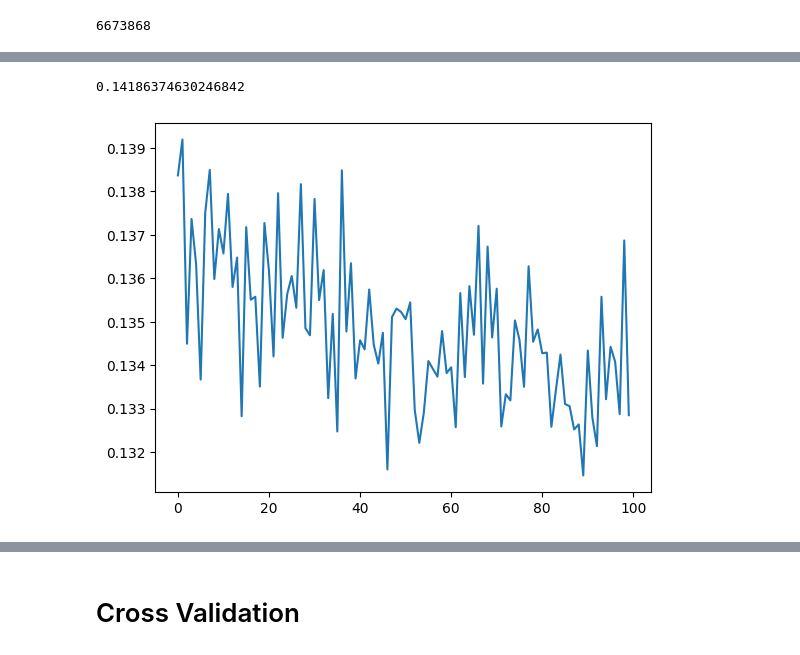
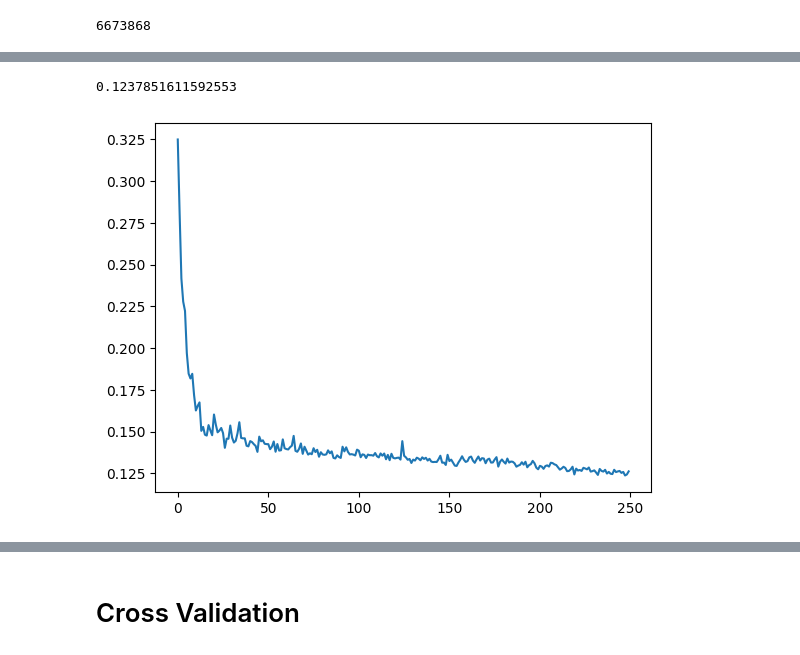
Before and after one commit to dilayercelik/DGL24-Group-Project, a Jupyter notebook: tim_deep3.ipynb, the cells around one changed output, grey strips where cells are left out. Cells and saved outputs as stored; diff of their text form; code cells hidden in the pictures.

Commit message:
trained model

```diff
--- a/tim_deep3.ipynb
+++ b/tim_deep3.ipynb
@@ -492,5 +492,5 @@ def train(epochs, up_changer, down_changer, trainloader, up_optimizer, down_opti
 
     return up_changer, down_changer, loss_log
 # %%
-up_changer, down_changer, loss_log = train(200, up_changer, down_changer, trainloader, up_optimizer, down_optimizer)
+up_changer, down_changer, loss_log = train(50, up_changer, down_changer, trainloader, up_optimizer, down_optimizer, 200, loss_log)
 # %% [output]
@@ -510,11 +510,11 @@ ep 11: down loss = 0.10304237495769154, up loss = 0.053557869385589256, reconst.
 # %%
 min(loss_log['up_end_mae'])
 # %% [output]
-0.14186374630246842
+0.1237851611592553
 # %%
 import matplotlib.pyplot as plt
-plt.plot(np.arange(len(loss_log['up_end_mae'][-100:])), loss_log['up_end_mae'][-100:])
+plt.plot(np.arange(len(loss_log['up_end_mae'])), loss_log['up_end_mae'])
 plt.show()
 # %% [output]
-[figure, old version]
+[figure, new version]
 # %%
```
Also changed, not shown: parts of 7 cells of this notebook.
